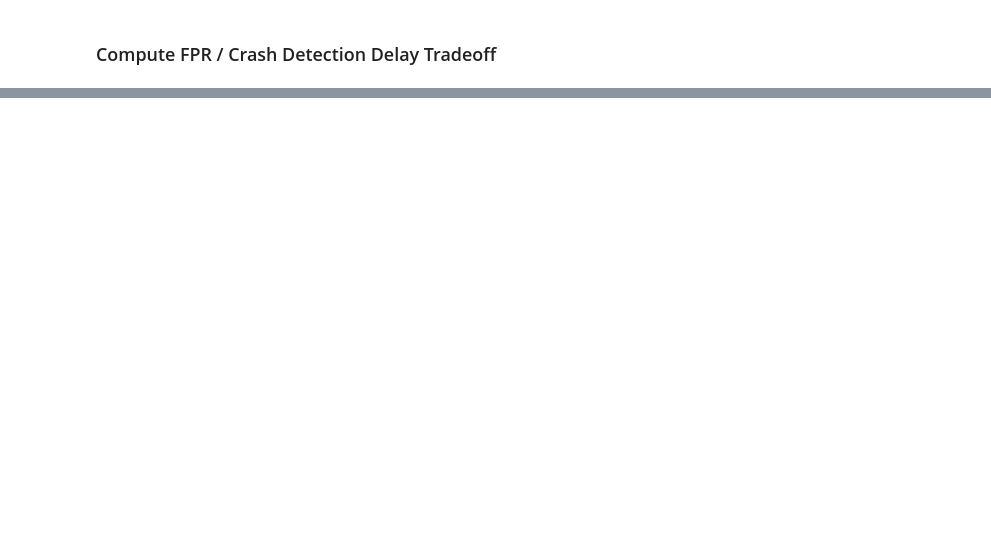
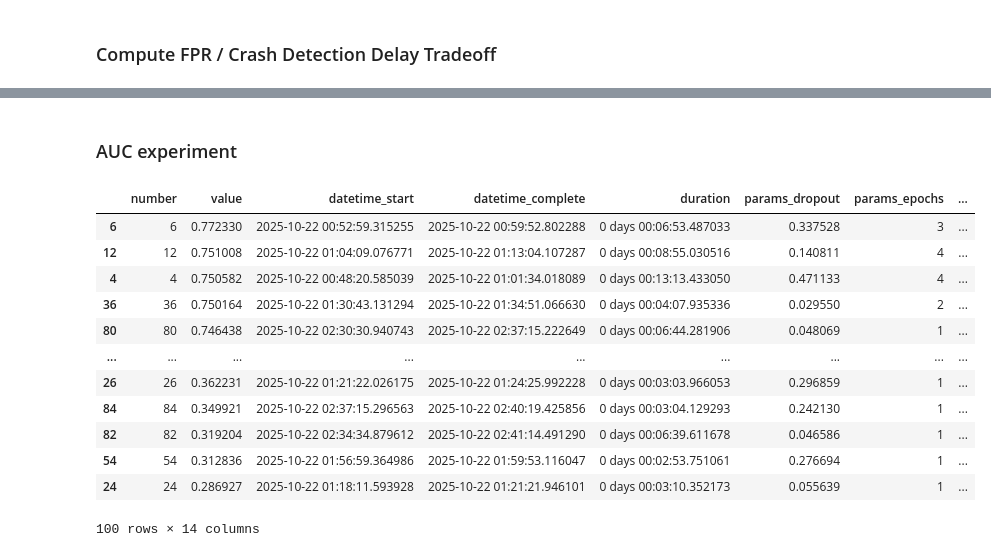
Before and after one commit to noahschulhof/stat461, a Jupyter notebook: code/TrainGCN.ipynb, the cells around one changed output, grey strips where cells are left out. Saved outputs shown, nothing was run; the diff lists cells and outputs as text; code cells hidden in the pictures; blank space fills up the shorter version.

```diff
--- a/code/TrainGCN.ipynb
+++ b/code/TrainGCN.ipynb
@@ -59,0 +52,14 @@ optimal_hyperparams
+# %%
+study_name = 'gcn_auc_new'
+
+study = optuna.study.load_study(
+        study_name=study_name,  # Replace with your study name
+        storage=f"sqlite:///studies/{study_name}.db"  # Replace with the path to your SQLite database
+)
+# %%
+study_name = 'gcn_v2'
+
+study2 = optuna.study.load_study(
+        study_name=study_name,  # Replace with your study name
+        storage=f"sqlite:///studies/{study_name}.db"  # Replace with the path to your SQLite database
+)
@@ -289,0 +311,7 @@ np.float32(0.0056594666)
+# %%
+study_name = 'gcn_mask'
+
+study = optuna.study.load_study(
+        study_name=study_name,  # Replace with your study name
+        storage=f"sqlite:///studies/{study_name}.db"  # Replace with the path to your SQLite database
+)
@@ -289,0 +364,25 @@ np.float32(0.0056594666)
+# %% [markdown]
+### AUC experiment
+# %%
+study_name = 'gcn_auc'
+
+study = optuna.study.load_study(
+        study_name=study_name,  # Replace with your study name
+        storage=f"sqlite:///studies/{study_name}.db"  # Replace with the path to your SQLite database
+)
+# %%
+study.trials_dataframe().sort_values('value', ascending = False)
+# %% [output]
+|  | number | value | datetime_start | datetime_complete | duration | params_dropout | params_epochs | ... |
+| 6 | 6 | 0.772330 | 2025-10-22 00:52:59.315255 | 2025-10-22 00:59:52.802288 | 0 days 00:06:53.487033 | 0.337528 | 3 | ... |
+| 12 | 12 | 0.751008 | 2025-10-22 01:04:09.076771 | 2025-10-22 01:13:04.107287 | 0 days 00:08:55.030516 | 0.140811 | 4 | ... |
+| 4 | 4 | 0.750582 | 2025-10-22 00:48:20.585039 | 2025-10-22 01:01:34.018089 | 0 days 00:13:13.433050 | 0.471133 | 4 | ... |
+| 36 | 36 | 0.750164 | 2025-10-22 01:30:43.131294 | 2025-10-22 01:34:51.066630 | 0 days 00:04:07.935336 | 0.029550 | 2 | ... |
+| 80 | 80 | 0.746438 | 2025-10-22 02:30:30.940743 | 2025-10-22 02:37:15.222649 | 0 days 00:06:44.281906 | 0.048069 | 1 | ... |
+| ... | ... | ... | ... | ... | ... | ... | ... | ... |
+| 26 | 26 | 0.362231 | 2025-10-22 01:21:22.026175 | 2025-10-22 01:24:25.992228 | 0 days 00:03:03.966053 | 0.296859 | 1 | ... |
+| 84 | 84 | 0.349921 | 2025-10-22 02:37:15.296563 | 2025-10-22 02:40:19.425856 | 0 days 00:03:04.129293 | 0.242130 | 1 | ... |
+| 82 | 82 | 0.319204 | 2025-10-22 02:34:34.879612 | 2025-10-22 02:41:14.491290 | 0 days 00:06:39.611678 | 0.046586 | 1 | ... |
+| 54 | 54 | 0.312836 | 2025-10-22 01:56:59.364986 | 2025-10-22 01:59:53.116047 | 0 days 00:02:53.751061 | 0.276694 | 1 | ... |
+| 24 | 24 | 0.286927 | 2025-10-22 01:18:11.593928 | 2025-10-22 01:21:21.946101 | 0 days 00:03:10.352173 | 0.055639 | 1 | ... |
+100 rows × 14 columns
```
Also changed, not shown: parts of 29 cells of this notebook.
